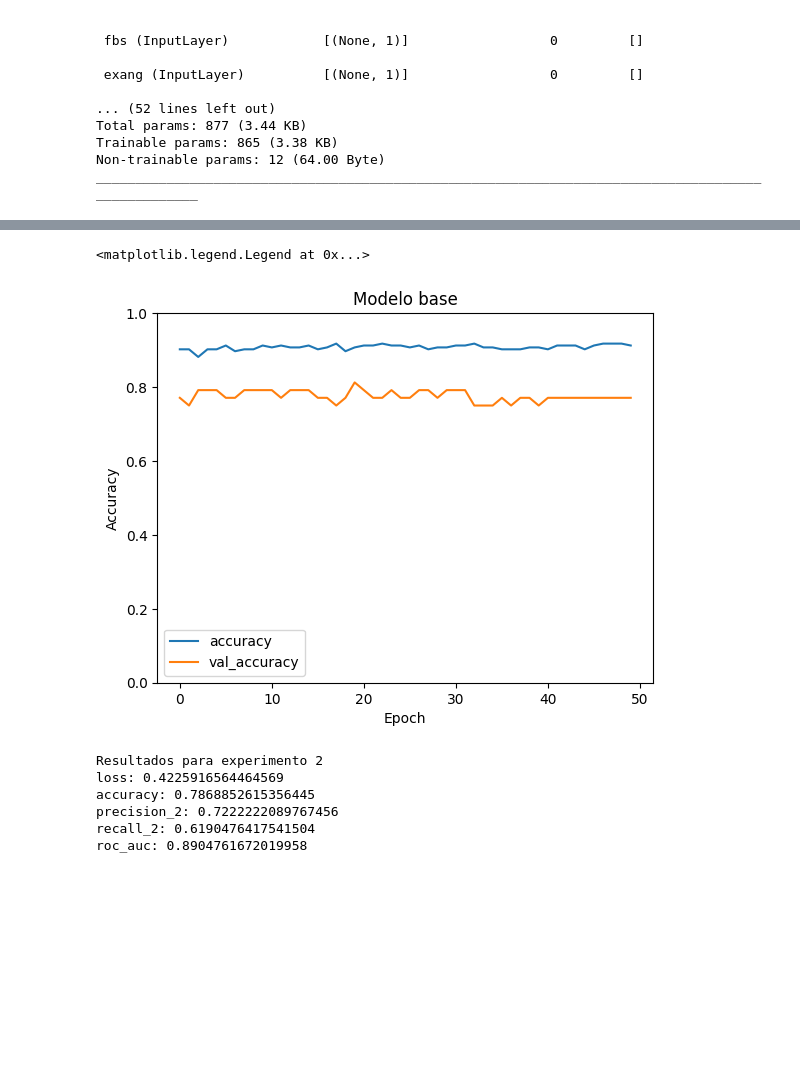
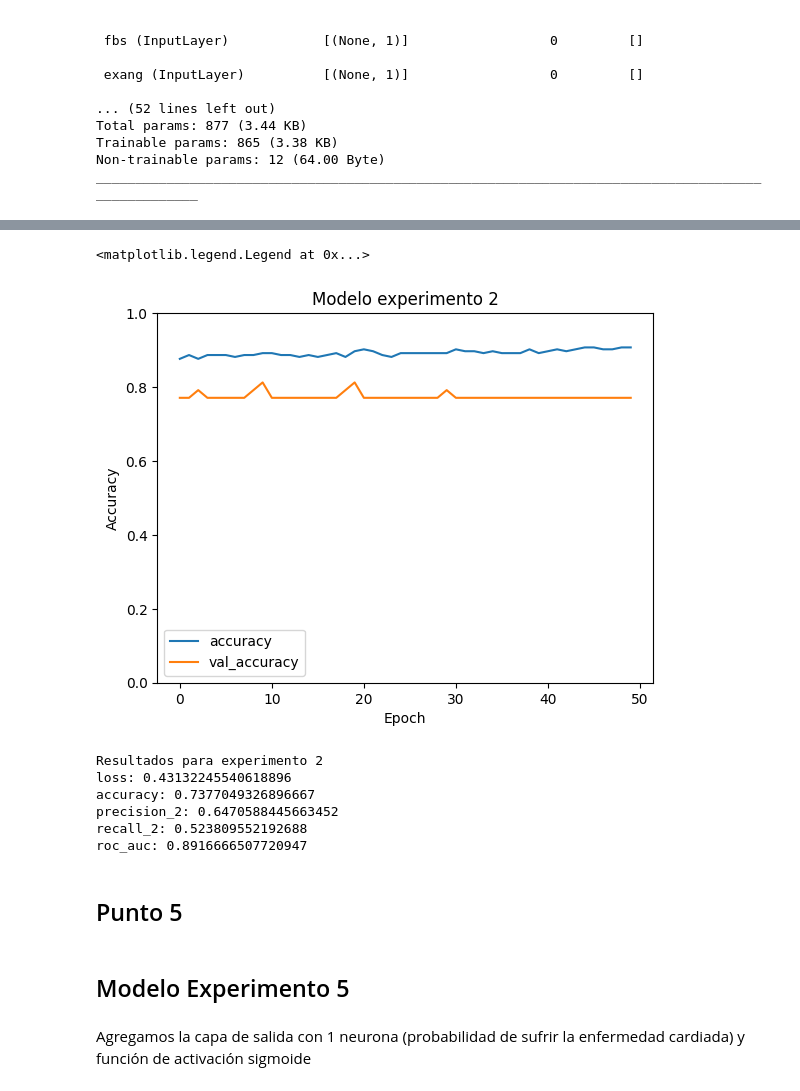
Before and after one commit to juanriosg12/Taller7, a Jupyter notebook: taller7.ipynb, the cells around one changed output, grey strips where cells are left out. Cells and saved outputs as stored; diff of their text form; code cells hidden in the pictures; blank space fills up the shorter version.

Commit message:
add punto 5

```diff
--- a/taller7.ipynb
+++ b/taller7.ipynb
@@ -593,28 +589,32 @@ plt.legend()
 # %%
 import matplotlib.pyplot as plt
 # plt.plot(history.history['loss'], label='loss')
 # plt.plot(history.history['val_loss'], label='val_loss')
 plt.plot(history_exp2.history['accuracy'],label='accuracy')
 plt.plot(history_exp2.history['val_accuracy'],label='val_accuracy')
 plt.ylim([0, 1])
 plt.xlabel('Epoch')
 plt.ylabel('Accuracy')
-plt.title("Modelo base")
+plt.title("Modelo experimento 2")
 plt.legend()
 # %% [output]
 <matplotlib.legend.Legend at 0x...>
-[figure, old version]
+[figure, new version]
 # %%
 results_exp2 = model_exp2.evaluate(test_ds, verbose=0)
 
 # Assuming you have the metric names as defined in `model.metrics_names`
 print("Resultados para experimento 2")
-for name, value in zip(model_exp2.metrics_names, results_exp1):
+for name, value in zip(model_exp2.metrics_names, results_exp2):
     print(f"{name}: {value}")
 # %% [output]
 Resultados para experimento 2
-loss: 0.4225916564464569
-accuracy: 0.7868852615356445
-precision_2: 0.7222222089767456
-recall_2: 0.6190476417541504
-roc_auc: 0.8904761672019958
+loss: 0.43132245540618896
+accuracy: 0.7377049326896667
+precision_2: 0.6470588445663452
+recall_2: 0.523809552192688
+roc_auc: 0.8916666507720947
+# %% [markdown]
+## Punto 5
+# %% [markdown]
+## Modelo Experimento 5
@@ -620,0 +623,2 @@ roc_auc: 0.8904761672019958
+# %% [markdown]
+Agregamos la capa de salida con 1 neurona (probabilidad de sufrir la enfermedad cardiada) y función de activación sigmoide
```
Also changed, not shown: parts of 52 cells of this notebook.
